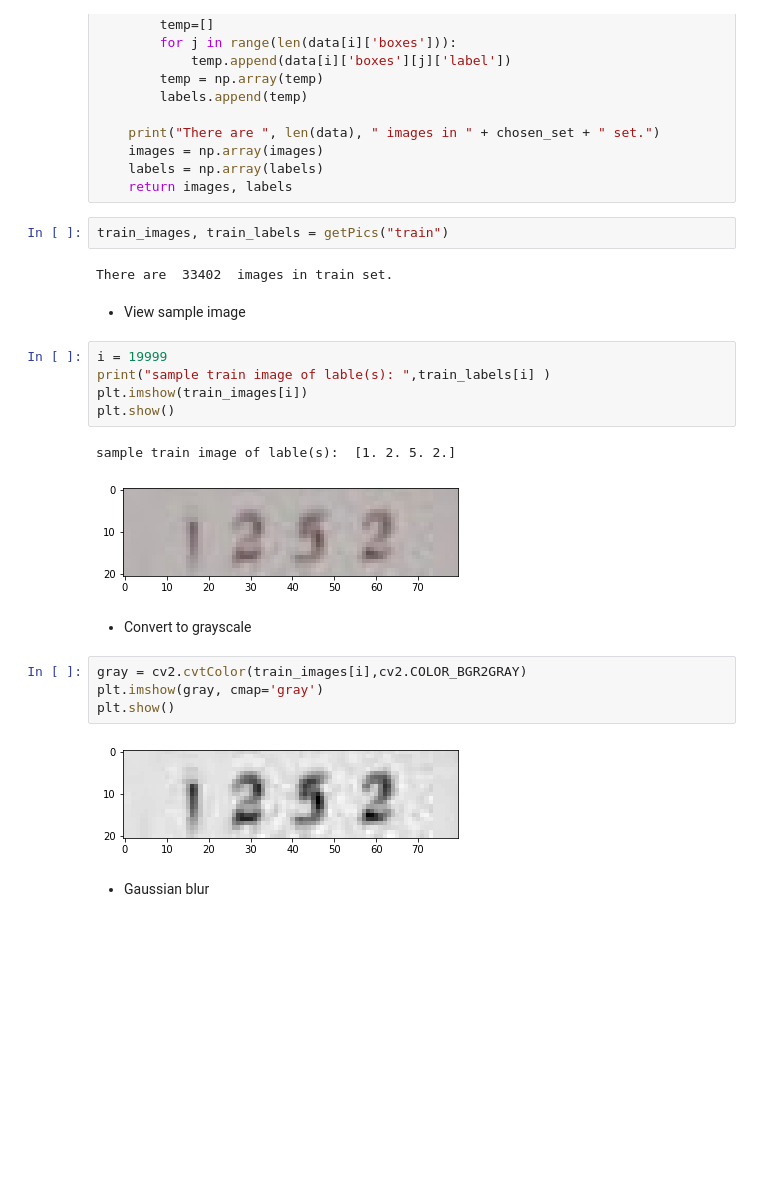
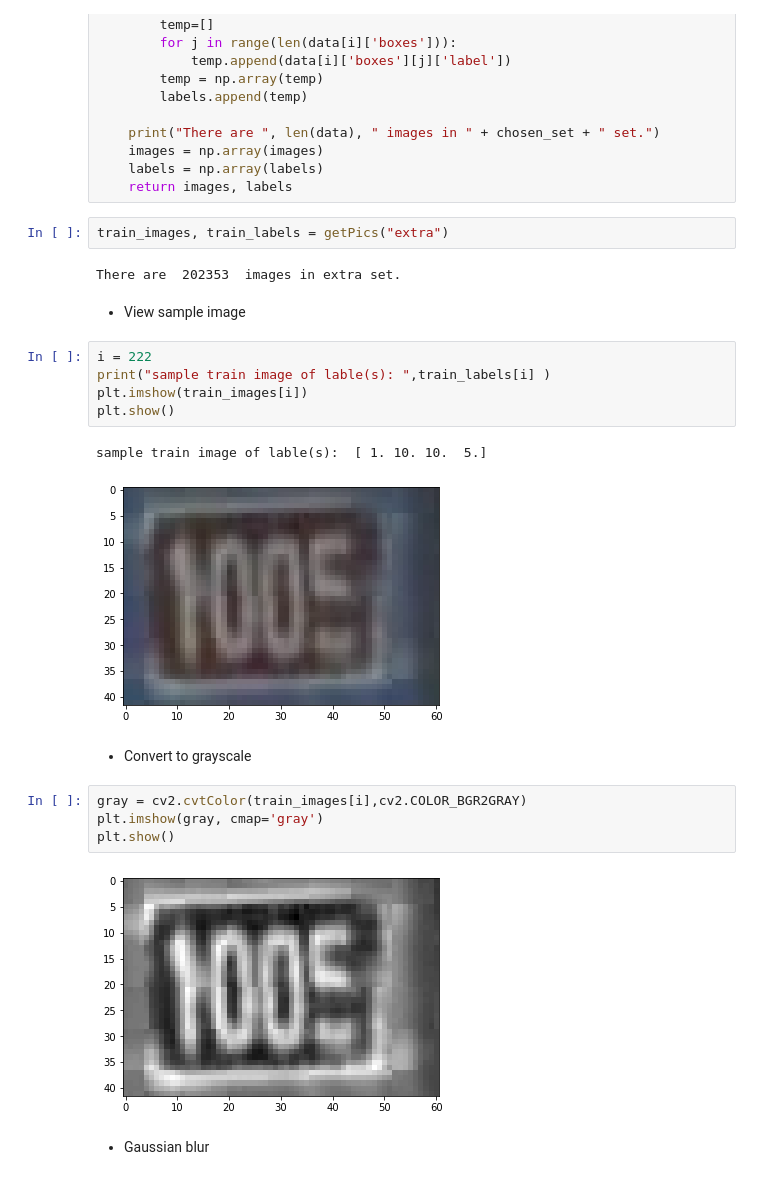
Before and after one commit to youssefg7/CSE483-Major-Task, a Jupyter notebook: trial1.ipynb, the cells around one changed output. Drawn from its saved outputs; the diff is of its cells as text; blank space fills up the shorter version.

```diff
--- a/trial1.ipynb
+++ b/trial1.ipynb
@@ -82,19 +80,19 @@ def getPics(chosen_set):
     labels = np.array(labels)
     return images, labels
 # %%
-train_images, train_labels = getPics("train")
+train_images, train_labels = getPics("extra")
 # %% [output]
-There are  33402  images in train set.
+There are  202353  images in extra set.
 # %% [markdown]
 - View sample image
 # %%
-i = 19999
+i = 222
 print("sample train image of lable(s): ",train_labels[i] )
 plt.imshow(train_images[i])
 plt.show()
 # %% [output]
-sample train image of lable(s):  [1. 2. 5. 2.]
+sample train image of lable(s):  [ 1. 10. 10.  5.]
-[figure, old version]
+[figure, new version]
 # %% [markdown]
 - Convert to grayscale
 # %%
@@ -102,7 +100,7 @@ gray = cv2.cvtColor(train_images[i],cv2.COLOR_BGR2GRAY)
 plt.imshow(gray, cmap='gray')
 plt.show()
 # %% [output]
-[figure, old version]
+[figure, new version]
 # %% [markdown]
 - Gaussian blur
 # %%
```
Also changed, not shown: parts of 10 cells of this notebook.
